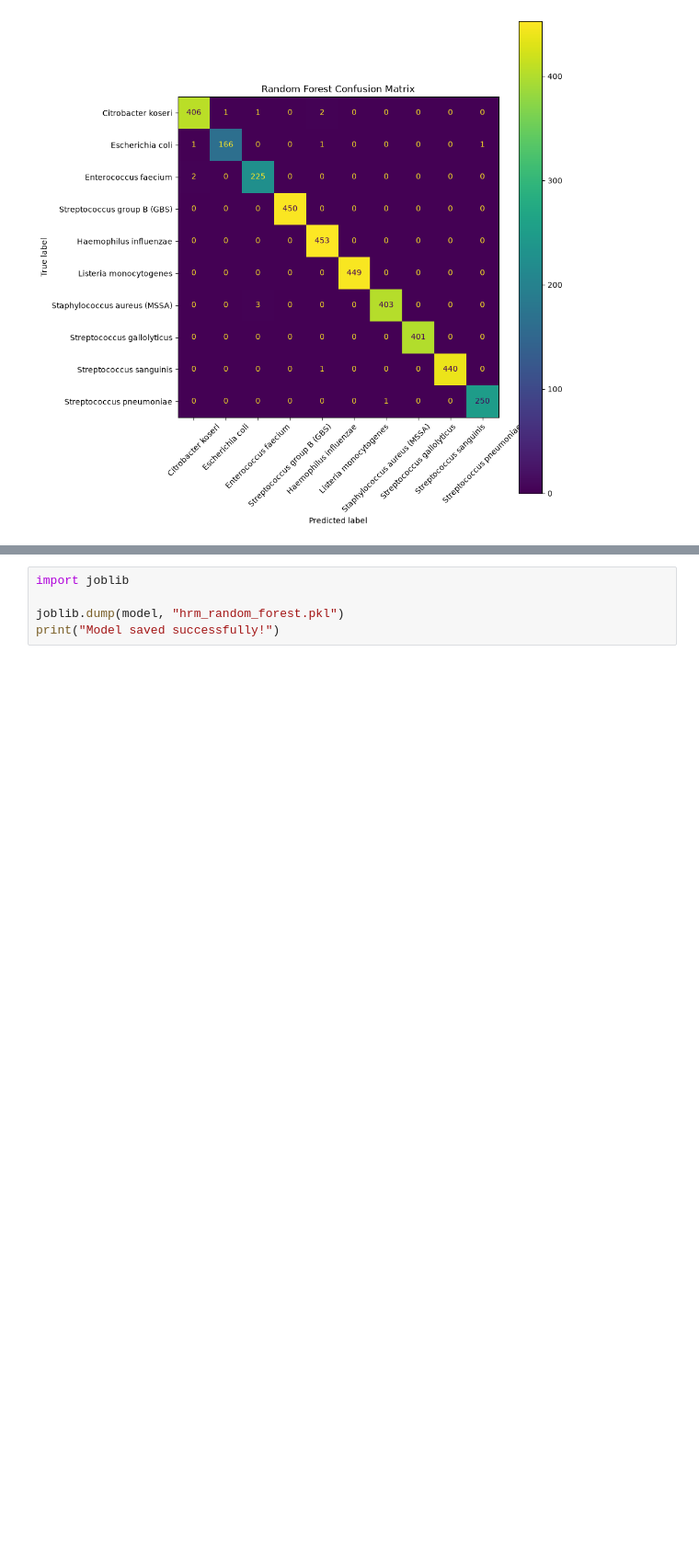
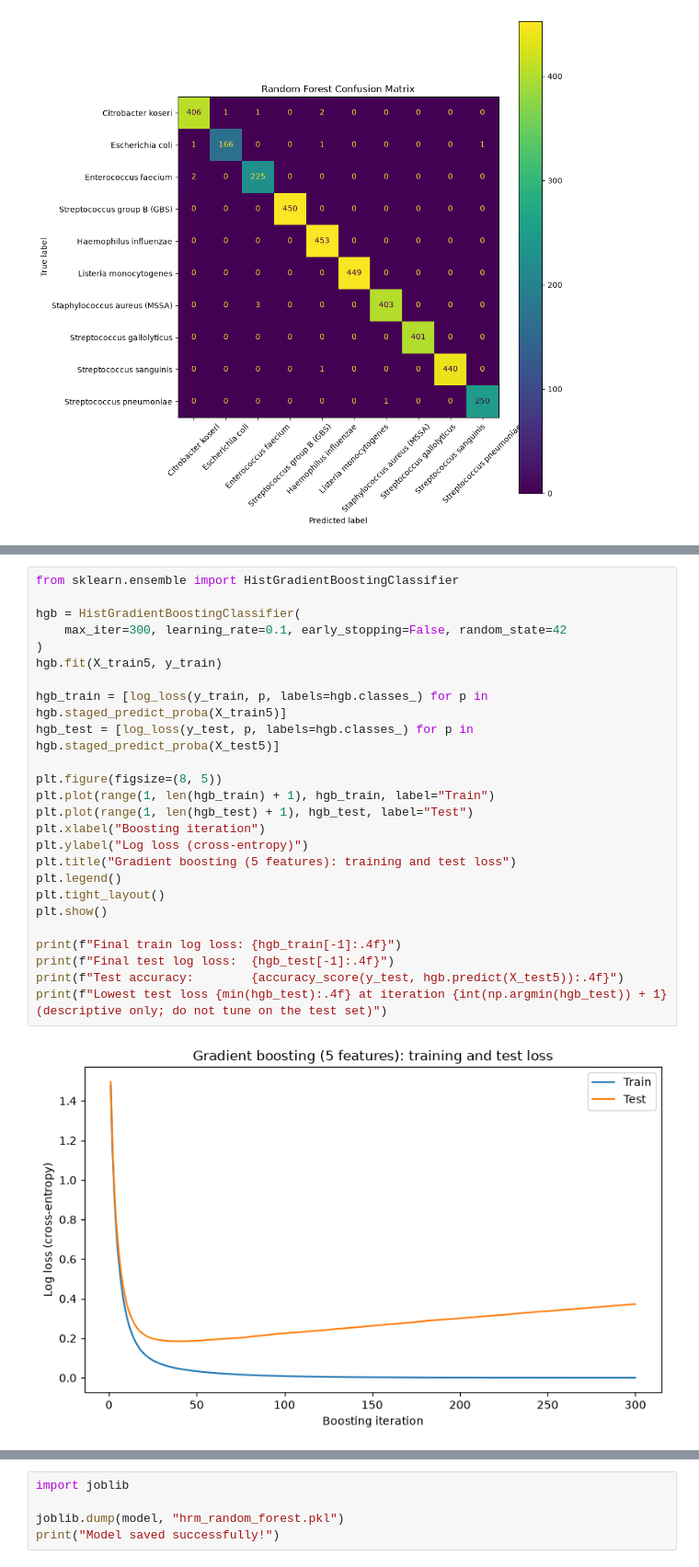
Before and after one commit to saihei-9/Hrm-bacterial-classification, a Jupyter notebook: hrm_bacterial_classification.ipynb, the cells around one changed output, grey strips where cells are left out. Shown at 92% size. Drawn from its saved outputs; the diff is of its cells as text; blank space fills up the shorter version.

```diff
--- a/hrm_bacterial_classification.ipynb
+++ b/hrm_bacterial_classification.ipynb
@@ -335,0 +557,27 @@ plt.show()
+# %%
+from sklearn.ensemble import HistGradientBoostingClassifier
+
+hgb = HistGradientBoostingClassifier(
+    max_iter=300, learning_rate=0.1, early_stopping=False, random_state=42
+)
+hgb.fit(X_train5, y_train)
+
+hgb_train = [log_loss(y_train, p, labels=hgb.classes_) for p in hgb.staged_predict_proba(X_train5)]
+hgb_test = [log_loss(y_test, p, labels=hgb.classes_) for p in hgb.staged_predict_proba(X_test5)]
+
+plt.figure(figsize=(8, 5))
+plt.plot(range(1, len(hgb_train) + 1), hgb_train, label="Train")
+plt.plot(range(1, len(hgb_test) + 1), hgb_test, label="Test")
+plt.xlabel("Boosting iteration")
+plt.ylabel("Log loss (cross-entropy)")
+plt.title("Gradient boosting (5 features): training and test loss")
+plt.legend()
+plt.tight_layout()
+plt.show()
+
+print(f"Final train log loss: {hgb_train[-1]:.4f}")
+print(f"Final test log loss:  {hgb_test[-1]:.4f}")
+print(f"Test accuracy:        {accuracy_score(y_test, hgb.predict(X_test5)):.4f}")
+print(f"Lowest test loss {min(hgb_test):.4f} at iteration {int(np.argmin(hgb_test)) + 1} (descriptive only; do not tune on the test set)")
+# %% [output]
+[figure, added]
```
Also changed, not shown: parts of 17 cells of this notebook, 1 other file.
